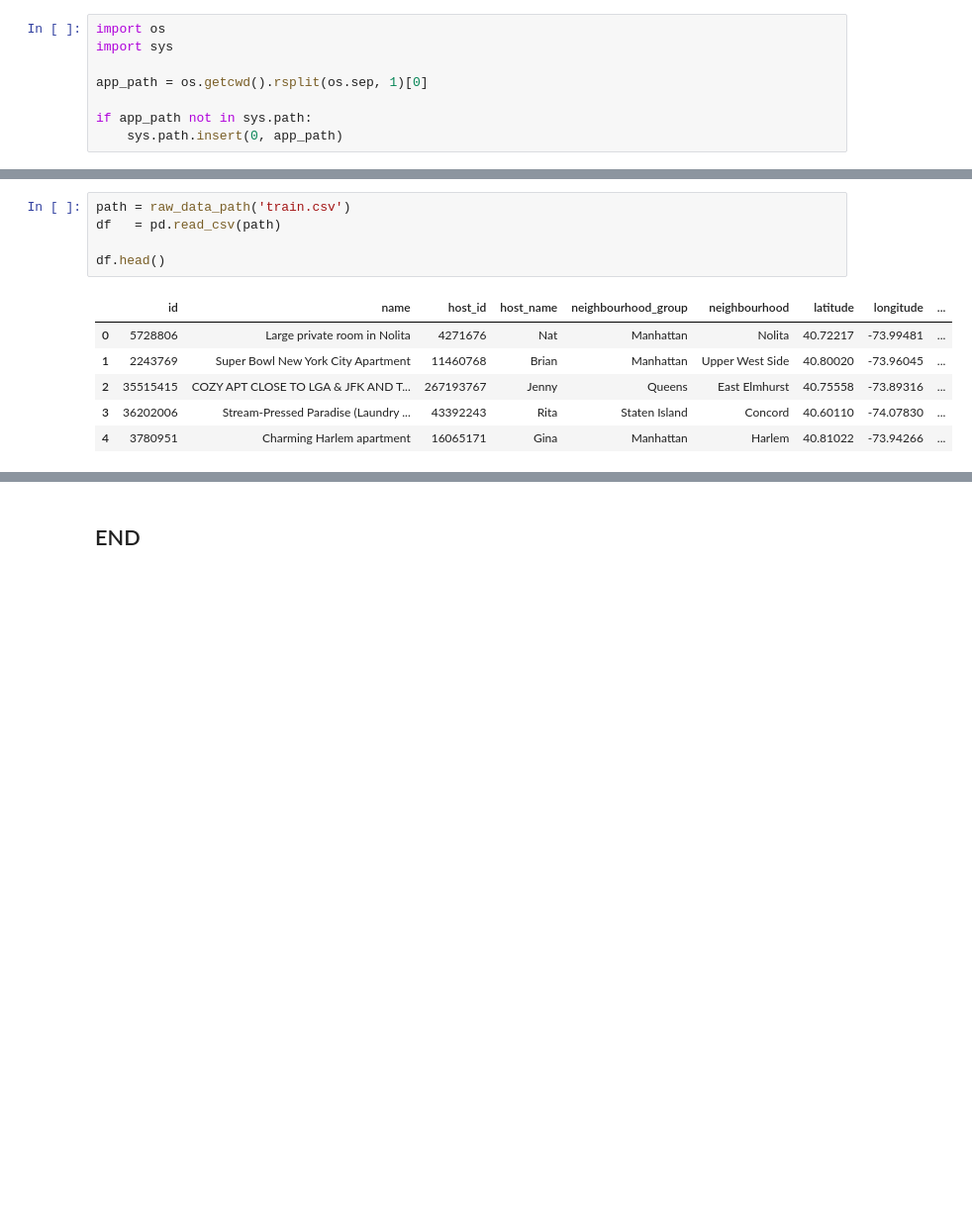
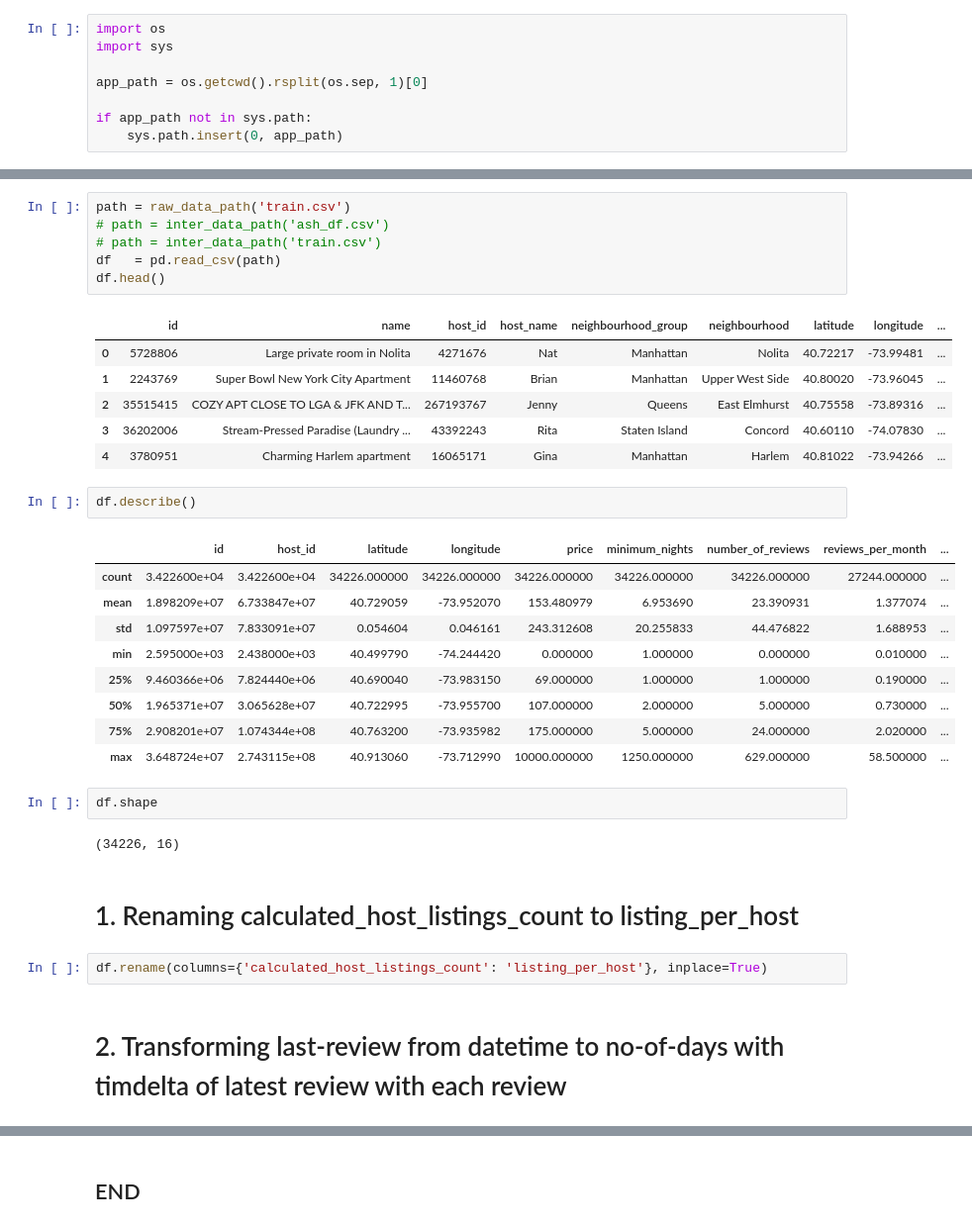
Before and after one commit to karan-parekh/Rental-Price-Prediction, a Jupyter notebook: notebooks/01-karan-EDA.ipynb, the cells around one changed output, grey strips where cells are left out. Shown at 99% size. Drawn from its saved outputs; the diff is of its cells as text; blank space fills up the shorter version.

```diff
--- a/notebooks/01-karan-EDA.ipynb
+++ b/notebooks/01-karan-EDA.ipynb
@@ -14,7 +31,8 @@ from utils.helpers import *
 # %%
 path = raw_data_path('train.csv')
+# path = inter_data_path('ash_df.csv')
+# path = inter_data_path('train.csv')
 df   = pd.read_csv(path)
-
 df.head()
 # %% [output]
 |  | id | name | host_id | host_name | neighbourhood_group | neighbourhood | latitude | longitude | ... |
@@ -23,3 +41,25 @@ df.head()
 | 2 | 35515415 | COZY APT CLOSE TO LGA & JFK AND T... | 267193767 | Jenny | Queens | East Elmhurst | 40.75558 | -73.89316 | ... |
 | 3 | 36202006 | Stream-Pressed Paradise (Laundry ... | 43392243 | Rita | Staten Island | Concord | 40.60110 | -74.07830 | ... |
 | 4 | 3780951 | Charming Harlem apartment | 16065171 | Gina | Manhattan | Harlem | 40.81022 | -73.94266 | ... |
+# %%
+df.describe()
+# %% [output]
+|  | id | host_id | latitude | longitude | price | minimum_nights | number_of_reviews | reviews_per_month | ... |
+| count | 3.422600e+04 | 3.422600e+04 | 34226.000000 | 34226.000000 | 34226.000000 | 34226.000000 | 34226.000000 | 27244.000000 | ... |
+| mean | 1.898209e+07 | 6.733847e+07 | 40.729059 | -73.952070 | 153.480979 | 6.953690 | 23.390931 | 1.377074 | ... |
+| std | 1.097597e+07 | 7.833091e+07 | 0.054604 | 0.046161 | 243.312608 | 20.255833 | 44.476822 | 1.688953 | ... |
+| min | 2.595000e+03 | 2.438000e+03 | 40.499790 | -74.244420 | 0.000000 | 1.000000 | 0.000000 | 0.010000 | ... |
+| 25% | 9.460366e+06 | 7.824440e+06 | 40.690040 | -73.983150 | 69.000000 | 1.000000 | 1.000000 | 0.190000 | ... |
+| 50% | 1.965371e+07 | 3.065628e+07 | 40.722995 | -73.955700 | 107.000000 | 2.000000 | 5.000000 | 0.730000 | ... |
+| 75% | 2.908201e+07 | 1.074344e+08 | 40.763200 | -73.935982 | 175.000000 | 5.000000 | 24.000000 | 2.020000 | ... |
+| max | 3.648724e+07 | 2.743115e+08 | 40.913060 | -73.712990 | 10000.000000 | 1250.000000 | 629.000000 | 58.500000 | ... |
+# %%
+df.shape
+# %% [output]
+(34226, 16)
+# %% [markdown]
+# 1. Renaming calculated_host_listings_count to listing_per_host
+# %%
+df.rename(columns={'calculated_host_listings_count': 'listing_per_host'}, inplace=True)
+# %% [markdown]
+# 2. Transforming last-review from datetime to no-of-days with timdelta of latest review with each review
```
Also changed, not shown: parts of 39 cells of this notebook, 4 other files.
